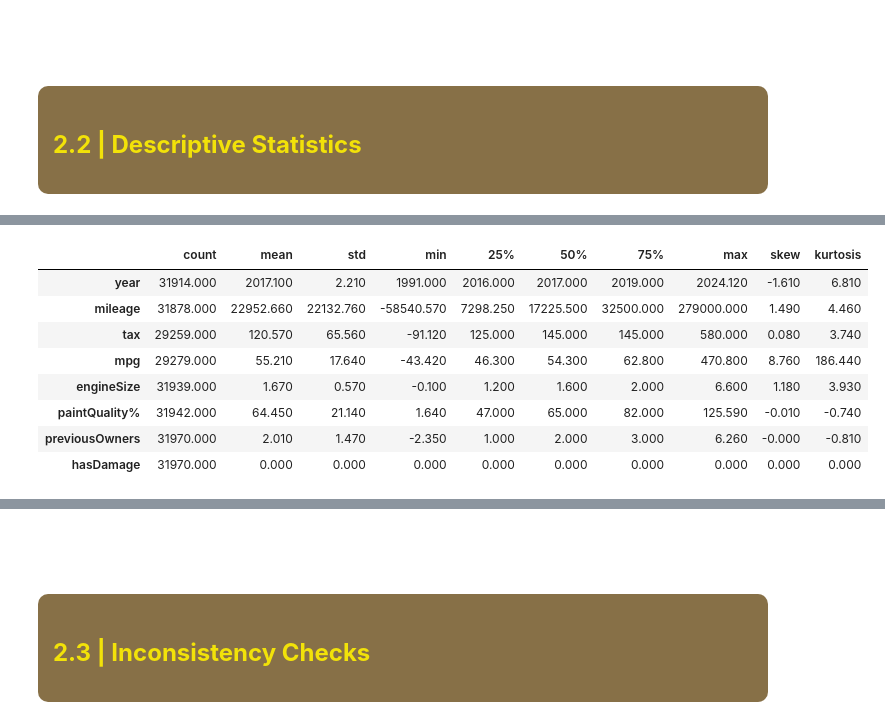
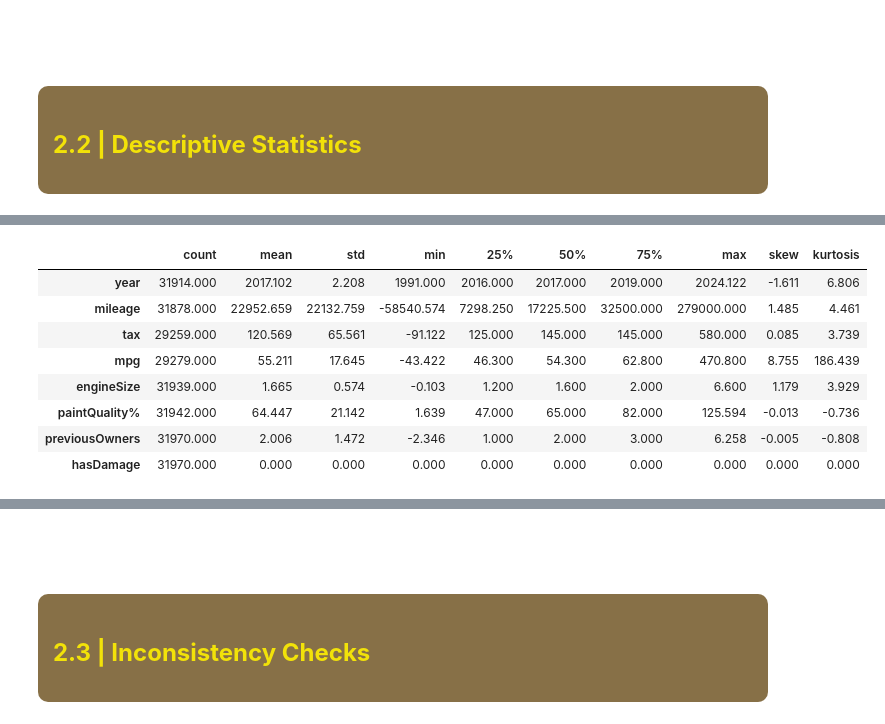
Before and after one commit to Filipa2002/Cars4You-Expediting-Car-Evaluations-with-ML, a Jupyter notebook: Filipa/car_evaluations_group37.ipynb, the cells around one changed output, grey strips where cells are left out. Saved outputs shown, nothing was run; the diff lists cells and outputs as text; code cells hidden in the pictures.

```diff
--- a/Filipa/car_evaluations_group37.ipynb
+++ b/Filipa/car_evaluations_group37.ipynb
@@ -312,21 +354,21 @@ numeric_desc.round(2)
 # %%
 # Get numerical columns
-numeric_cols = X_test.select_dtypes(include='number')
+numeric_cols_t = X_test.select_dtypes(include='number')
 
 # Describe
-numeric_desc = numeric_cols.describe().T
+numeric_desc_t = numeric_cols_t.describe().T
 
 # Add skewness and kurtosis
-numeric_desc['skew'] = numeric_cols.skew()
-numeric_desc['kurtosis'] = numeric_cols.kurtosis()
-numeric_desc.round(2)
+numeric_desc_t['skew'] = numeric_cols_t.skew()
+numeric_desc_t['kurtosis'] = numeric_cols_t.kurtosis()
+numeric_desc_t
 # %% [output]
 |  | count | mean | std | min | 25% | 50% | 75% | max | skew | kurtosis |
-| year | 31914.000 | 2017.100 | 2.210 | 1991.000 | 2016.000 | 2017.000 | 2019.000 | 2024.120 | -1.610 | 6.810 |
-| mileage | 31878.000 | 22952.660 | 22132.760 | -58540.570 | 7298.250 | 17225.500 | 32500.000 | 279000.000 | 1.490 | 4.460 |
-| tax | 29259.000 | 120.570 | 65.560 | -91.120 | 125.000 | 145.000 | 145.000 | 580.000 | 0.080 | 3.740 |
-| mpg | 29279.000 | 55.210 | 17.640 | -43.420 | 46.300 | 54.300 | 62.800 | 470.800 | 8.760 | 186.440 |
-| engineSize | 31939.000 | 1.670 | 0.570 | -0.100 | 1.200 | 1.600 | 2.000 | 6.600 | 1.180 | 3.930 |
-| paintQuality% | 31942.000 | 64.450 | 21.140 | 1.640 | 47.000 | 65.000 | 82.000 | 125.590 | -0.010 | -0.740 |
-| previousOwners | 31970.000 | 2.010 | 1.470 | -2.350 | 1.000 | 2.000 | 3.000 | 6.260 | -0.000 | -0.810 |
+| year | 31914.000 | 2017.102 | 2.208 | 1991.000 | 2016.000 | 2017.000 | 2019.000 | 2024.122 | -1.611 | 6.806 |
+| mileage | 31878.000 | 22952.659 | 22132.759 | -58540.574 | 7298.250 | 17225.500 | 32500.000 | 279000.000 | 1.485 | 4.461 |
+| tax | 29259.000 | 120.569 | 65.561 | -91.122 | 125.000 | 145.000 | 145.000 | 580.000 | 0.085 | 3.739 |
+| mpg | 29279.000 | 55.211 | 17.645 | -43.422 | 46.300 | 54.300 | 62.800 | 470.800 | 8.755 | 186.439 |
+| engineSize | 31939.000 | 1.665 | 0.574 | -0.103 | 1.200 | 1.600 | 2.000 | 6.600 | 1.179 | 3.929 |
+| paintQuality% | 31942.000 | 64.447 | 21.142 | 1.639 | 47.000 | 65.000 | 82.000 | 125.594 | -0.013 | -0.736 |
+| previousOwners | 31970.000 | 2.006 | 1.472 | -2.346 | 1.000 | 2.000 | 3.000 | 6.258 | -0.005 | -0.808 |
 | hasDamage | 31970.000 | 0.000 | 0.000 | 0.000 | 0.000 | 0.000 | 0.000 | 0.000 | 0.000 | 0.000 |
```
Also changed, not shown: parts of 46 cells of this notebook.
